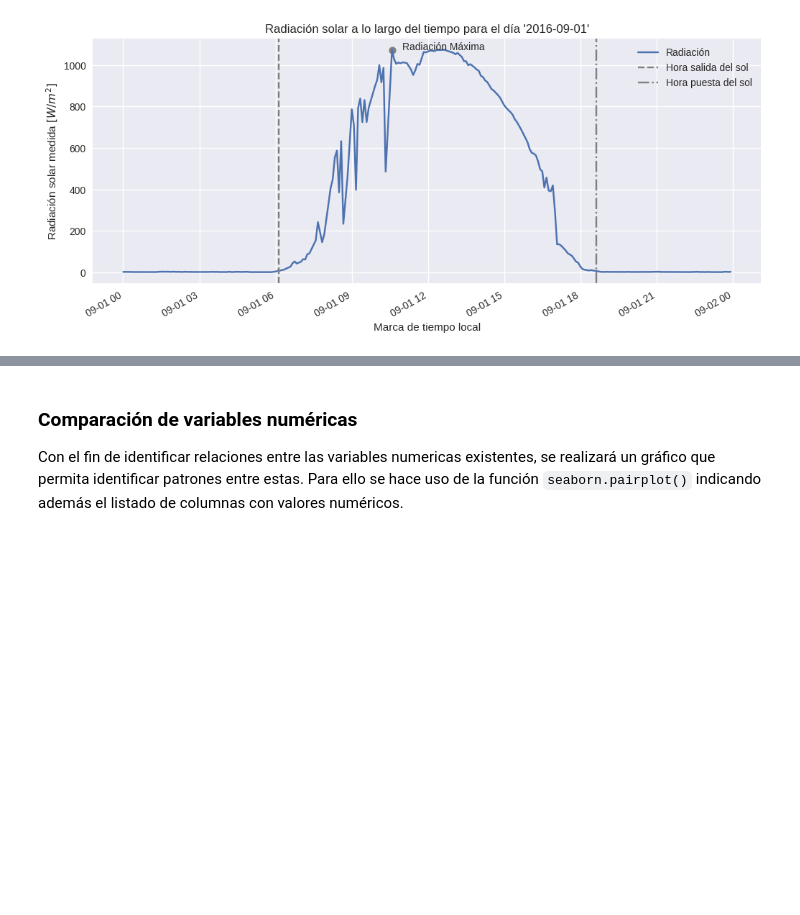
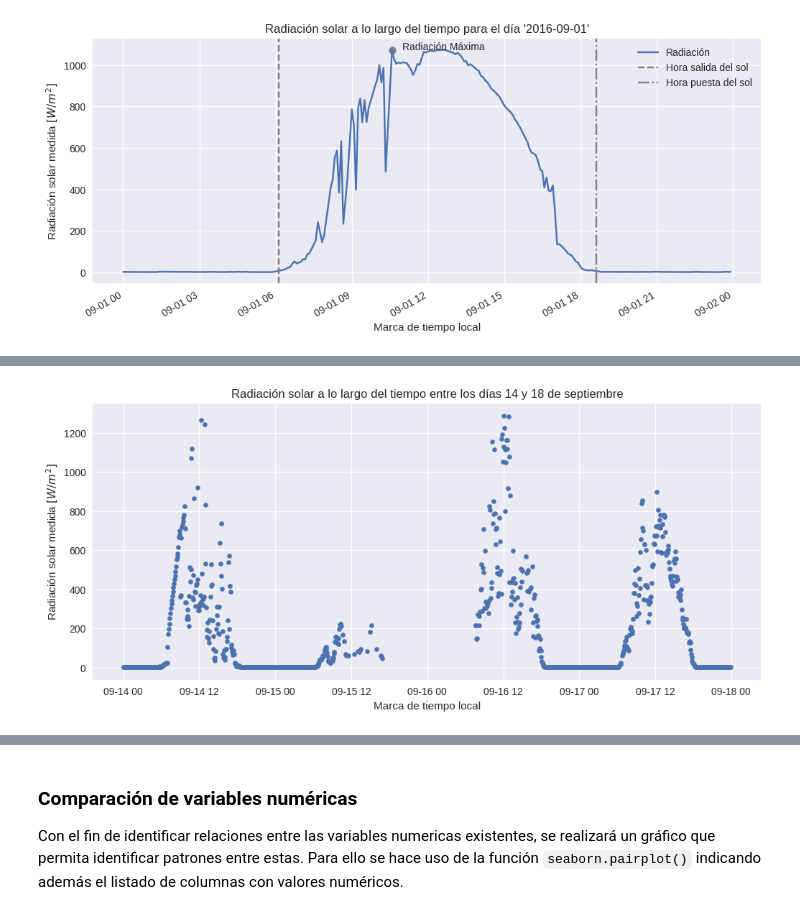
Before and after one commit to MoisesGuerreroUdeA/Seminario-Analitica-CDatos, a Jupyter notebook: jupyter/ME03/ME03_dataset2.ipynb, the cells around one changed output, grey strips where cells are left out. Drawn from its saved outputs; the diff is of its cells as text; code cells hidden in the pictures; blank space fills up the shorter version.

```diff
--- a/jupyter/ME03/ME03_dataset2.ipynb
+++ b/jupyter/ME03/ME03_dataset2.ipynb
@@ -382,0 +384,14 @@ Al generar un gráfico de todo el mes se observa un comportamiento similar en el
+# %%
+# Gráfico para los días 14 y 18 de septiembre 2016
+df_prep[df_prep.DatetimeLocal.between('2016-09-14', '2016-09-18')].plot.scatter(
+    x = 'DatetimeLocal',
+    y = 'Radiation',
+    grid = True,
+    figsize = (12, 5),
+    legend = False)
+plt.xlabel('Marca de tiempo local')
+plt.ylabel('Radiación solar medida $[W/m^{2}]$')
+plt.title('Radiación solar a lo largo del tiempo entre los días 14 y 18 de septiembre')
+plt.show()
+# %% [output]
+[figure, added]
```
Also changed, not shown: parts of 13 cells of this notebook.
